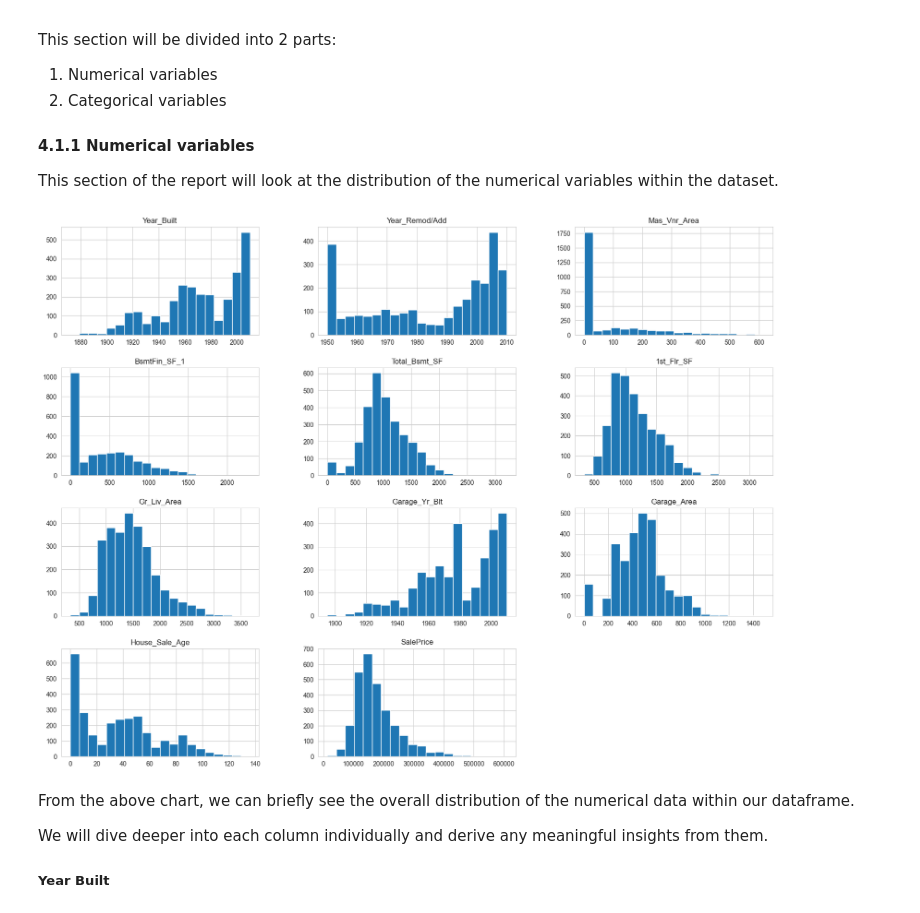
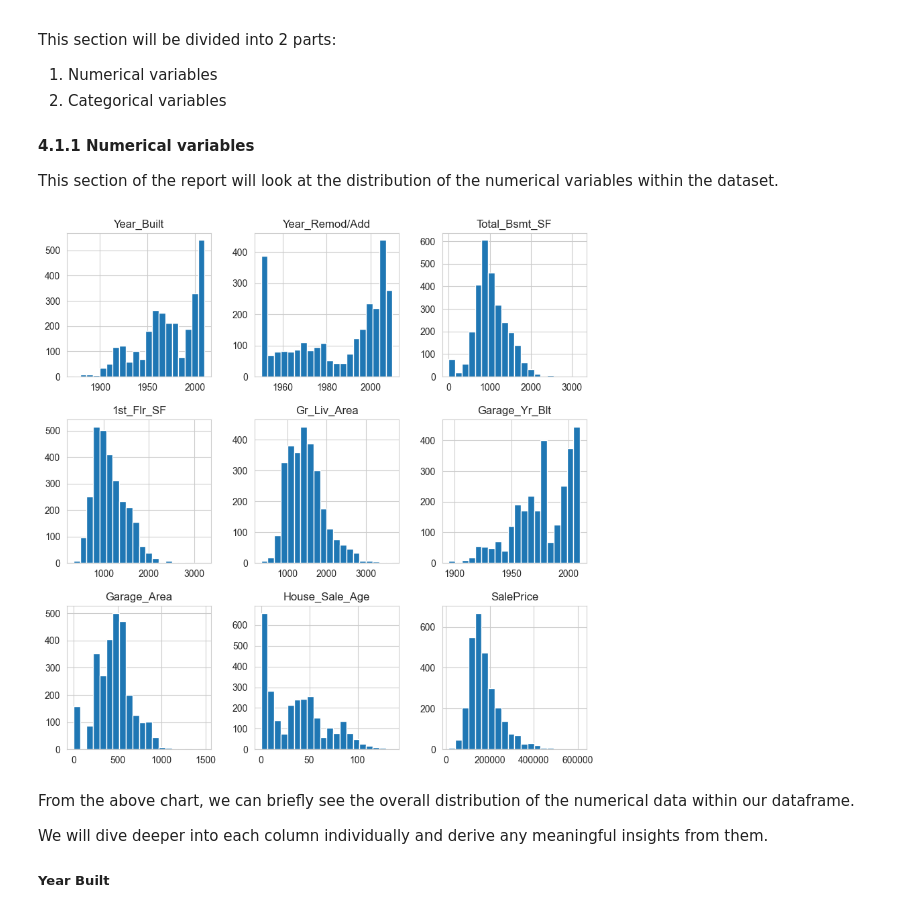
Before and after one commit to rongachoka/House_Prices_Dataset_-coursework-, a Jupyter notebook: index_updated.ipynb, the cells around one changed output. Saved outputs shown, nothing was run; the diff lists cells and outputs as text; code cells hidden in the pictures.

```diff
--- a/index_updated.ipynb
+++ b/index_updated.ipynb
@@ -817,4 +817,4 @@ The choice of 0.4 is because in statistics, a correlation of less 0.4 is conside
 df_new = df.copy()
 
 # correlation cut off
-corr_cutoff = 0.4
+corr_cutoff = 0.50
@@ -1058,15 +1071,15 @@ The purpose of conducting the above correlation matrix was to identify the value
 Lastly, similar to the numerical columns, we can see that there are a number of columns that are correlated against each other but we won't be removing them.
 # %%
 # Adding the main columns back to the dataset
-categorical_columns = ["Neighborhood","Exter_Qual","Bsmt_Qual","Heating_QC",
-                       "Kitchen_Qual", "Garage_Finish"]
+categorical_columns = ["Exter_Qual","Bsmt_Qual", "Kitchen_Qual", "Foundation"]
 
 # Dropping saleprice from df
 df_updated.drop(columns=["SalePrice"], inplace=True)
 
+# Join the categorical columns to the df
 df_updated = pd.concat([df_updated, df_new[categorical_columns]], axis=1)
 
-# # Changing the position of the sale price column
+# Add saleprice back to the df
 df_updated = pd.concat([df_updated, house_price], axis=1)
 
 df_updated.head()
@@ -1117,6 +1129,6 @@ plt.show()
 # %%
 # Columns to change datatypes
-dtype_list = ["Overall_Qual", "Full_Bath", "TotRms_AbvGrd","Fireplaces"]
+dtype_list = ["Overall_Qual", "Full_Bath",]
 
 # Change datatypes but keep original list
 for col in dtype_list:
@@ -1163,10 +1175,10 @@ This section will be divided into 2 parts:
 
 This section of the report will look at the distribution of the numerical variables within the dataset.
 # %%
-df_updated_1.hist(figsize=(20,15), bins=20)
+df_updated_1.hist(figsize=(10,10), bins=20)
 plt.show()
 # %% [output]
-[figure, old version]
+[figure, new version]
 # %% [markdown]
 From the above chart, we can briefly see the overall distribution of the numerical data within our dataframe.
 
```
Also changed, not shown: parts of 77 cells of this notebook.
